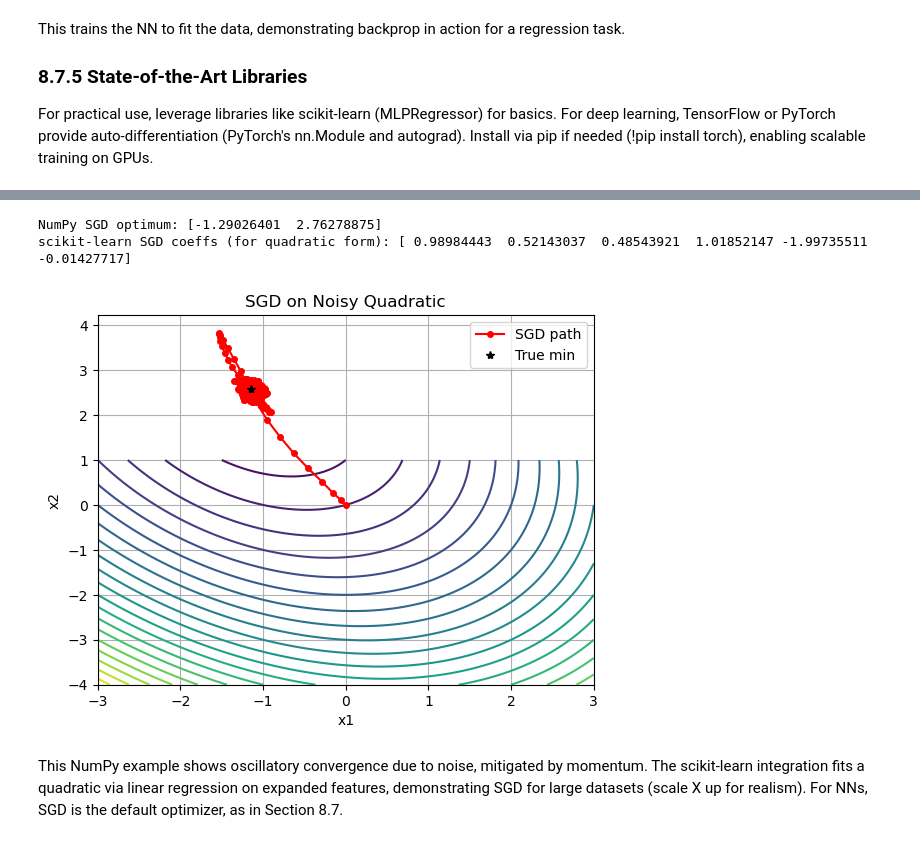
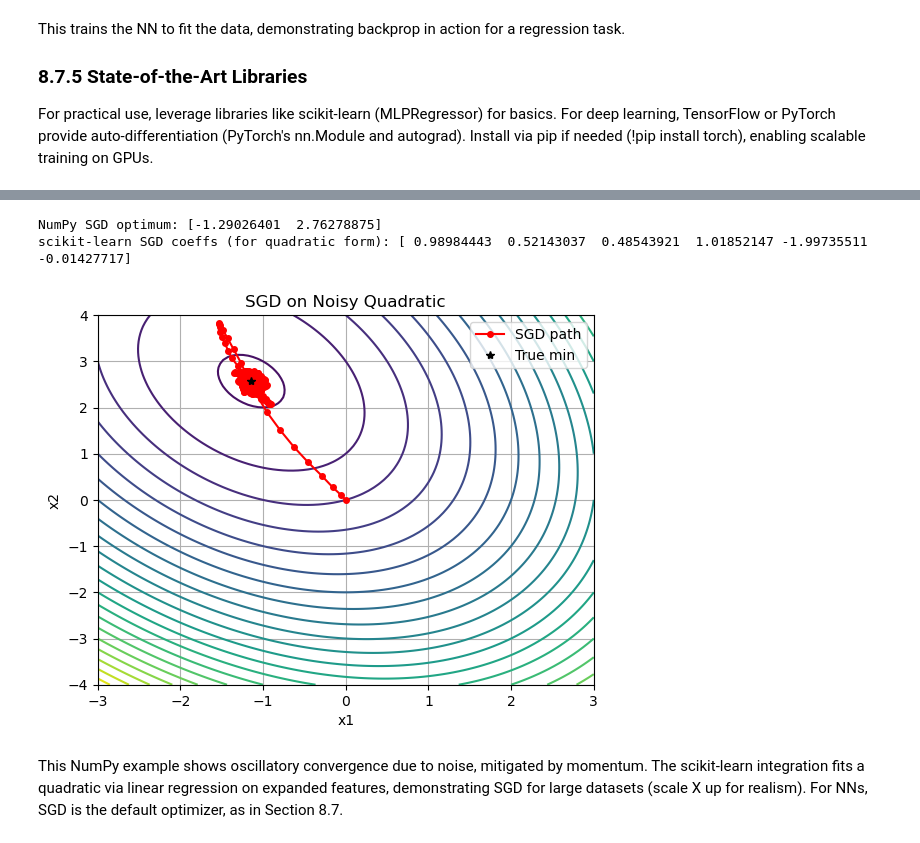
Before and after one commit to Leibniz-IWT/comp_eng, a Jupyter notebook: notebooks/08_optimisation-nonlinear.ipynb, the cells around one changed output, grey strips where cells are left out. Drawn from its saved outputs; the diff is of its cells as text; code cells hidden in the pictures.

Commit message:
Improve SGD plot

```diff
--- a/notebooks/08_optimisation-nonlinear.ipynb
+++ b/notebooks/08_optimisation-nonlinear.ipynb
@@ -824,35 +825,35 @@ x_opt, path = sgd_momentum(lambda x, sigma: grad_noisy_quadratic(x, A, b, sigma)
 print("NumPy SGD optimum:", x_opt)
 
 # scikit-learn SGDRegressor (for linear, but adapt to quadratic by feature engineering)
 # For demo, fit quadratic model: y = [x1^2, x1 x2, x2^2, x1, x2] @ coeffs, but here simulate data
 # Generate noisy data for regression analogy
 X = np.random.randn(1000, 2)
 y_noisy = np.array([noisy_quadratic(xi, A, b, sigma=0.2) for xi in X])
 
 # Add quadratic features
 X_quad = np.c_[X[:,0]**2, X[:,0]*X[:,1], X[:,1]**2, X, np.ones(len(X))]  # For 0.5*[2 x1^2 + x1 x2 + x2^2] + b^T x
 
 sgd_reg = SGDRegressor(max_iter=1000, tol=1e-3, penalty=None, learning_rate='constant', eta0=0.01)
 sgd_reg.fit(X_quad, y_noisy.ravel())
 print("scikit-learn SGD coeffs (for quadratic form):", sgd_reg.coef_)
 
 # Plot NumPy path on contours (true quadratic without noise)
-xx, yy = np.meshgrid(np.linspace(-3, 3, 100), np.linspace(-4, 1, 100))
+xx, yy = np.meshgrid(np.linspace(-3, 3, 100), np.linspace(-4, 4, 100))
 Z = 0.5 * (2*xx**2 + xx*yy + yy**2) + xx - 2*yy
 
 plt.contour(xx, yy, Z, levels=20, cmap='viridis')
 plt.plot(path[:,0], path[:,1], 'r-o', label='SGD path', markersize=4)
 plt.plot(x_true[0], x_true[1], 'k*', label='True min')
 plt.xlabel('x1')
 plt.ylabel('x2')
 plt.title('SGD on Noisy Quadratic')
 plt.legend()
 plt.grid(True)
 plt.show()
 # %% [output]
 NumPy SGD optimum: [-1.29026401  2.76278875]
 scikit-learn SGD coeffs (for quadratic form): [ 0.98984443  0.52143037  0.48543921  1.01852147 -1.99735511 -0.01427717]
-[figure, old version]
+[figure, new version]
 # %% [markdown]
 This NumPy example shows oscillatory convergence due to noise, mitigated by momentum. The scikit-learn integration fits a quadratic via linear regression on expanded features, demonstrating SGD for large datasets (scale X up for realism). For NNs, SGD is the default optimizer, as in Section 8.7.
 # %%
```
Also changed, not shown: parts of 2 cells of this notebook.
